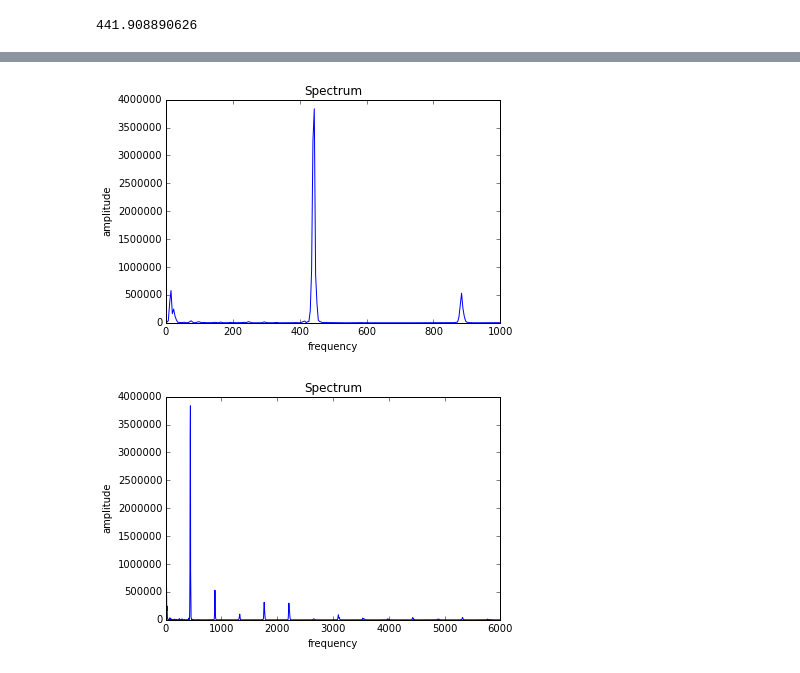
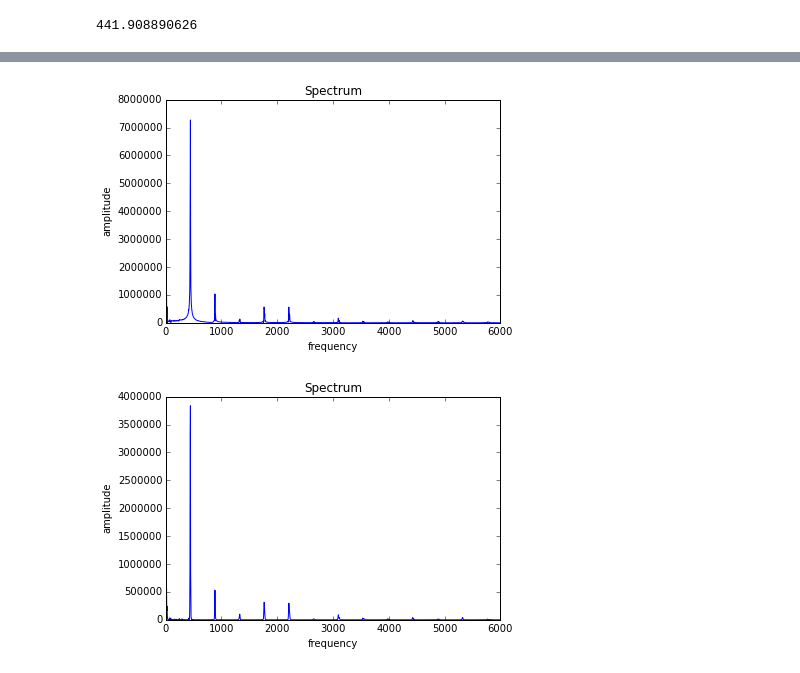
Before and after one commit to bertschingert/cs328-final, a Jupyter notebook: Data for Instruments.ipynb, the cells around one changed output, grey strips where cells are left out. Cells and saved outputs as stored; diff of their text form; code cells hidden in the pictures.

```diff
--- a/Data for Instruments.ipynb
+++ b/Data for Instruments.ipynb
@@ -18,11 +23,11 @@ print(ap.fundamental(f_g))
 # %%
 step= int(44100 / 4)
 start = 11025
 chunk_g = f_g[start:start+step]
 s_g = fft.rfft(chunk_g)
-au.graph_fft(s, 1000)
+au.graph_fft(s_g, 6000)
 # %% [output]
-[figure, old version]
+[figure, new version]
 # %%
 w_g = ap.hann_window(chunk_g)
 s_g = fft.rfft(w_g)
```
Also changed, not shown: parts of 1 cell of this notebook, 1 other file.
